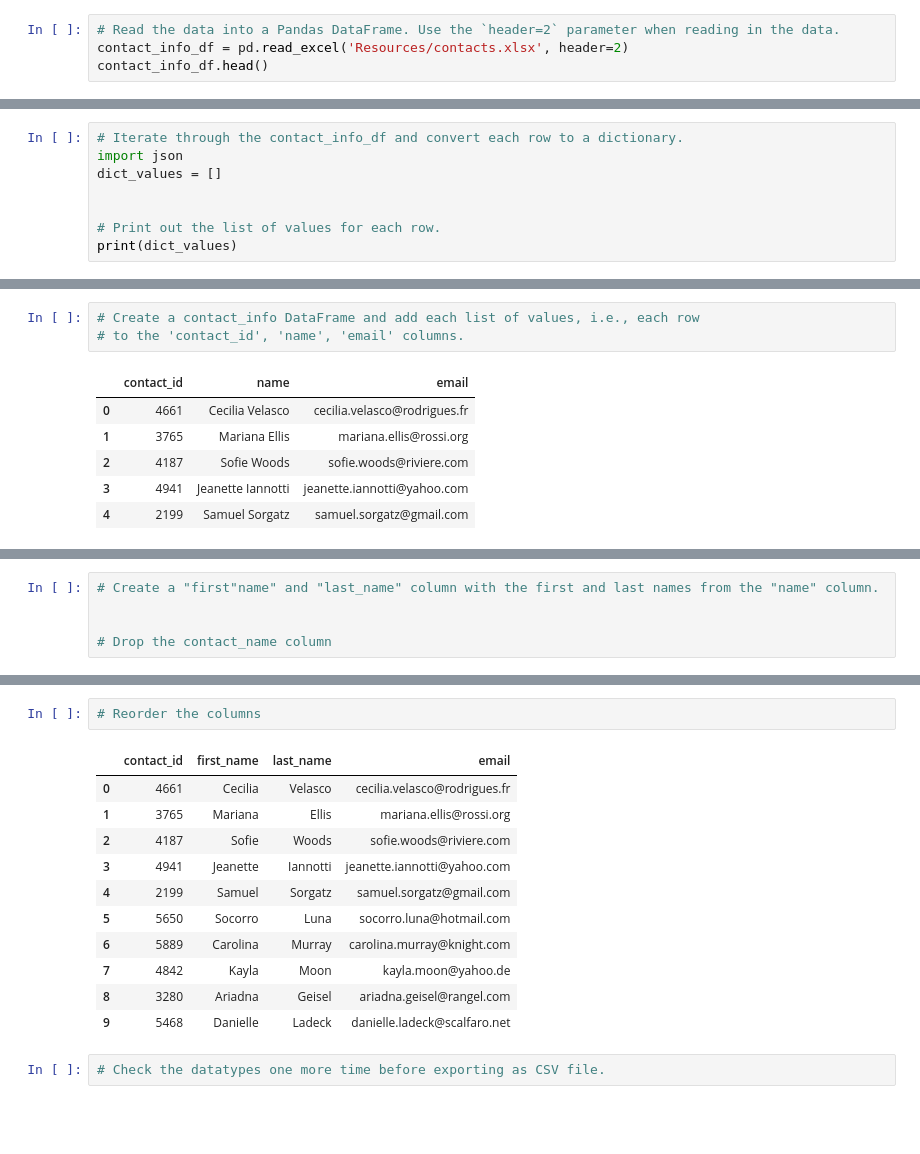
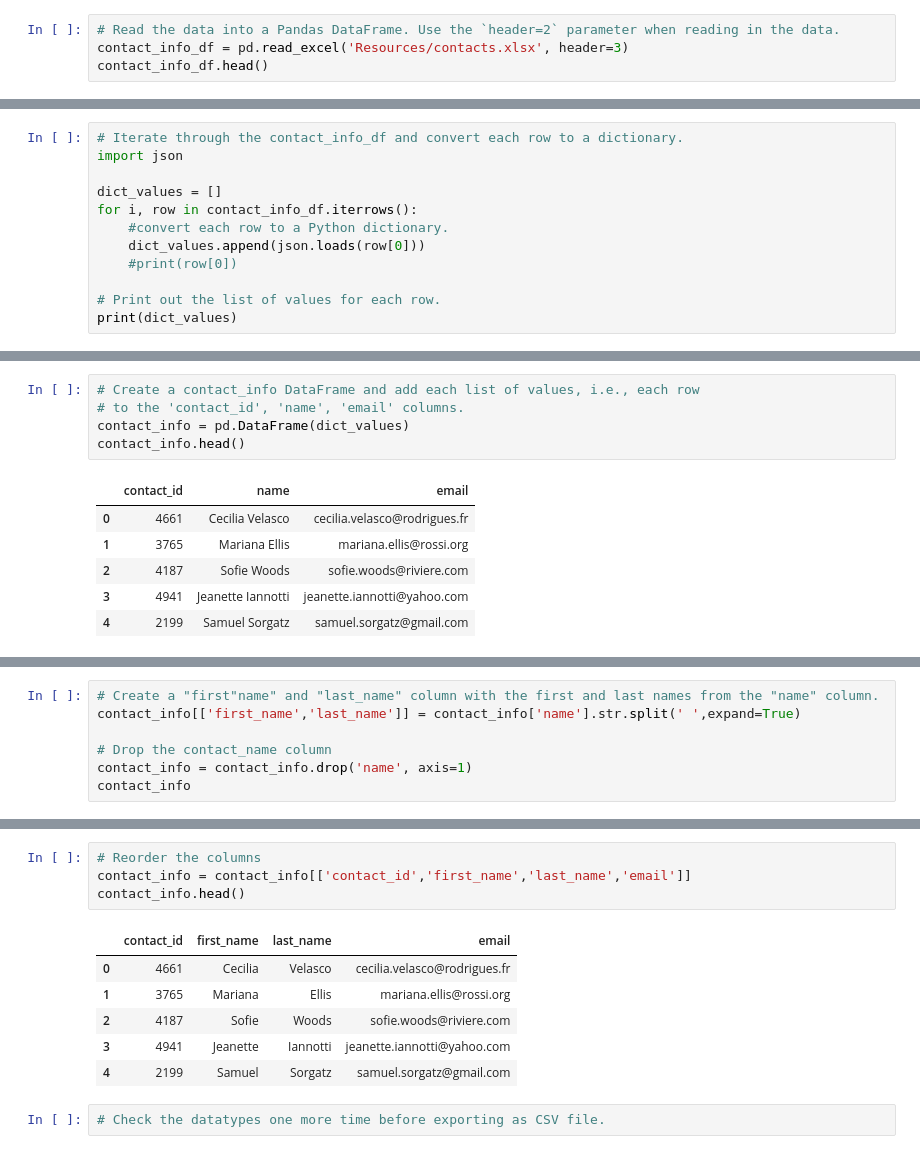
Before and after one commit to caitepley/Crowdfunding_ETL, a Jupyter notebook: ETL_Mini_Project_AWimbley_DLong_CEpley.ipynb, the cells around one changed output, grey strips where cells are left out. Saved outputs shown, nothing was run; the diff lists cells and outputs as text; blank space fills up the shorter version.

```diff
--- a/ETL_Mini_Project_AWimbley_DLong_CEpley.ipynb
+++ b/ETL_Mini_Project_AWimbley_DLong_CEpley.ipynb
@@ -336,7 +319,7 @@ campaign_cleaned.to_csv("Resources/campaign.csv", index=False)
 ### Extract the contacts.xlsx Data.
 # %%
 # Read the data into a Pandas DataFrame. Use the `header=2` parameter when reading in the data.
-contact_info_df = pd.read_excel('Resources/contacts.xlsx', header=2)
+contact_info_df = pd.read_excel('Resources/contacts.xlsx', header=3)
 contact_info_df.head()
 # %% [output]
 |  | contact_info |
@@ -360,8 +343,12 @@ Then export the DataFrame as a `contacts.csv` CSV file.
 # %%
 # Iterate through the contact_info_df and convert each row to a dictionary.
 import json
+
 dict_values = []
-
+for i, row in contact_info_df.iterrows():
+    #convert each row to a Python dictionary.
+    dict_values.append(json.loads(row[0]))
+    #print(row[0])
 
 # Print out the list of values for each row.
 print(dict_values)
@@ -370,6 +357,8 @@ print(dict_values)
 # %%
 # Create a contact_info DataFrame and add each list of values, i.e., each row
 # to the 'contact_id', 'name', 'email' columns.
+contact_info = pd.DataFrame(dict_values)
+contact_info.head()
 # %% [output]
 |  | contact_id | name | email |
 | 0 | 4661 | Cecilia Velasco | cecilia.velasco@rodrigues.fr |
@@ -392,9 +382,11 @@ dtypes: int64(1), object(2)
 memory usage: 23.6+ KB
 # %%
 # Create a "first"name" and "last_name" column with the first and last names from the "name" column.
-
+contact_info[['first_name','last_name']] = contact_info['name'].str.split(' ',expand=True)
 
 # Drop the contact_name column
+contact_info = contact_info.drop('name', axis=1)
+contact_info
 # %% [output]
 |  | contact_id | email | first_name | last_name |
 | 0 | 4661 | cecilia.velasco@rodrigues.fr | Cecilia | Velasco |
@@ -410,17 +404,14 @@ memory usage: 23.6+ KB
 # %%
 # Reorder the columns
+contact_info = contact_info[['contact_id','first_name','last_name','email']]
+contact_info.head()
 # %% [output]
 |  | contact_id | first_name | last_name | email |
 | 0 | 4661 | Cecilia | Velasco | cecilia.velasco@rodrigues.fr |
 | 1 | 3765 | Mariana | Ellis | mariana.ellis@rossi.org |
 | 2 | 4187 | Sofie | Woods | sofie.woods@riviere.com |
 | 3 | 4941 | Jeanette | Iannotti | jeanette.iannotti@yahoo.com |
 | 4 | 2199 | Samuel | Sorgatz | samuel.sorgatz@gmail.com |
-| 5 | 5650 | Socorro | Luna | socorro.luna@hotmail.com |
-| 6 | 5889 | Carolina | Murray | carolina.murray@knight.com |
-| 7 | 4842 | Kayla | Moon | kayla.moon@yahoo.de |
-| 8 | 3280 | Ariadna | Geisel | ariadna.geisel@rangel.com |
-| 9 | 5468 | Danielle | Ladeck | danielle.ladeck@scalfaro.net |
 # %%
 # Check the datatypes one more time before exporting as CSV file.
 # %% [output]
```
Also changed, not shown: parts of 5 cells of this notebook, 1 other file.
